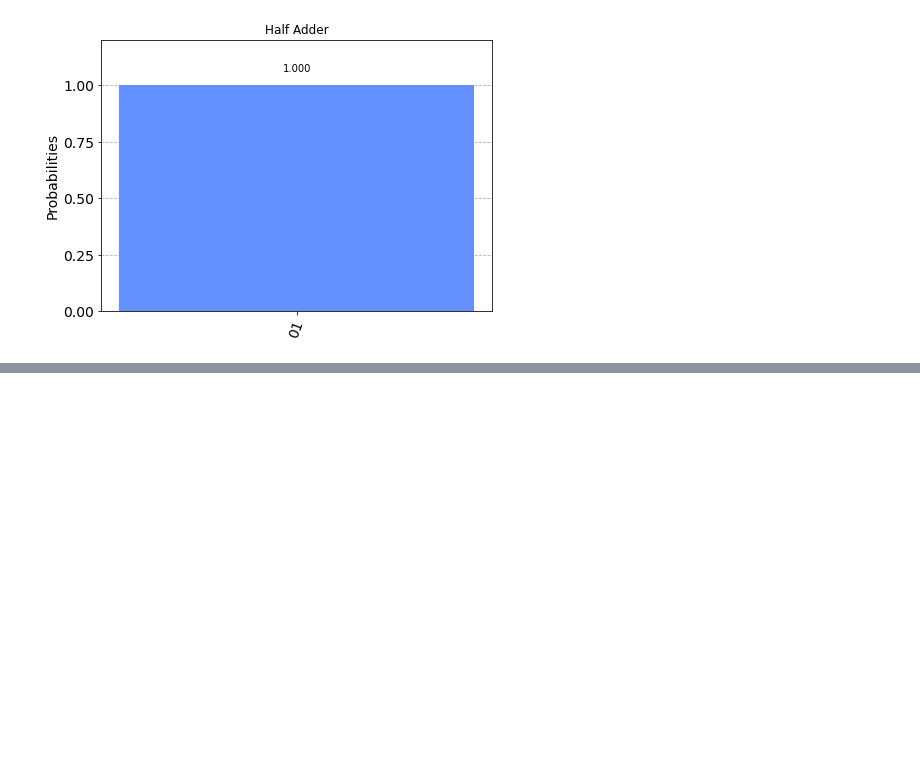
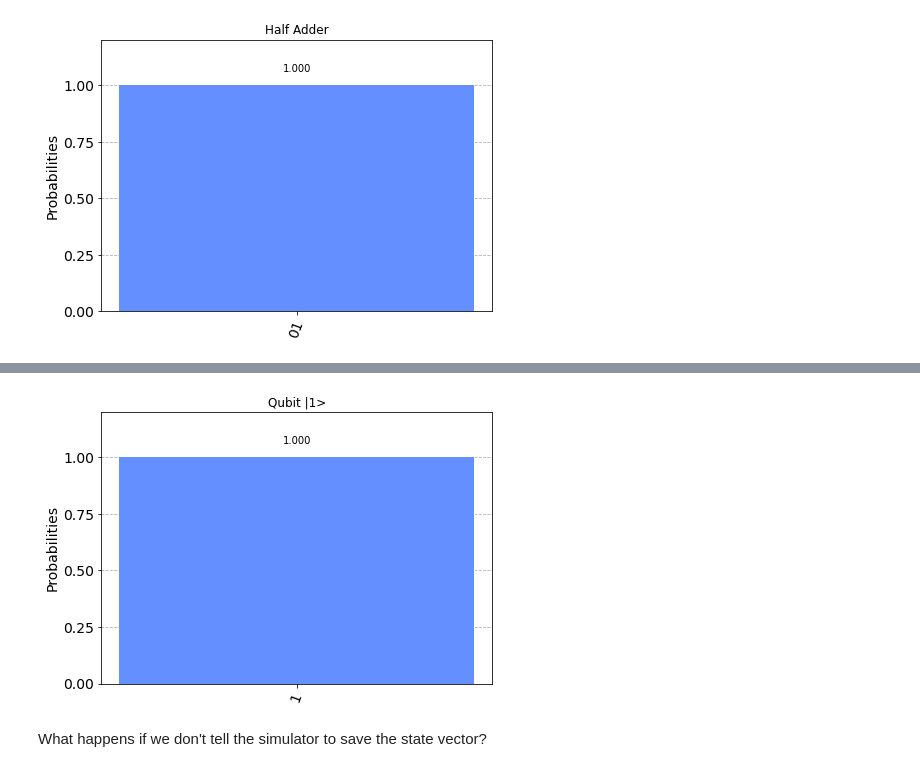
Before and after one commit to nurriol2/qc-course, a Jupyter notebook: notebooks/ch1.ipynb, the cells around one changed output, grey strips where cells are left out. Cells and saved outputs as stored; diff of their text form; code cells hidden in the pictures; blank space fills up the shorter version.

```diff
--- a/notebooks/ch1.ipynb
+++ b/notebooks/ch1.ipynb
@@ -283,0 +323,7 @@ plot_histogram(half_adder_counts, title="Half Adder")
+# %%
+counts = result.get_counts()
+plot_histogram(counts, title="Qubit |1>")
+# %% [output]
+[figure, added]
+# %% [markdown]
+What happens if we don't tell the simulator to save the state vector?
```
Also changed, not shown: parts of 15 cells of this notebook.
